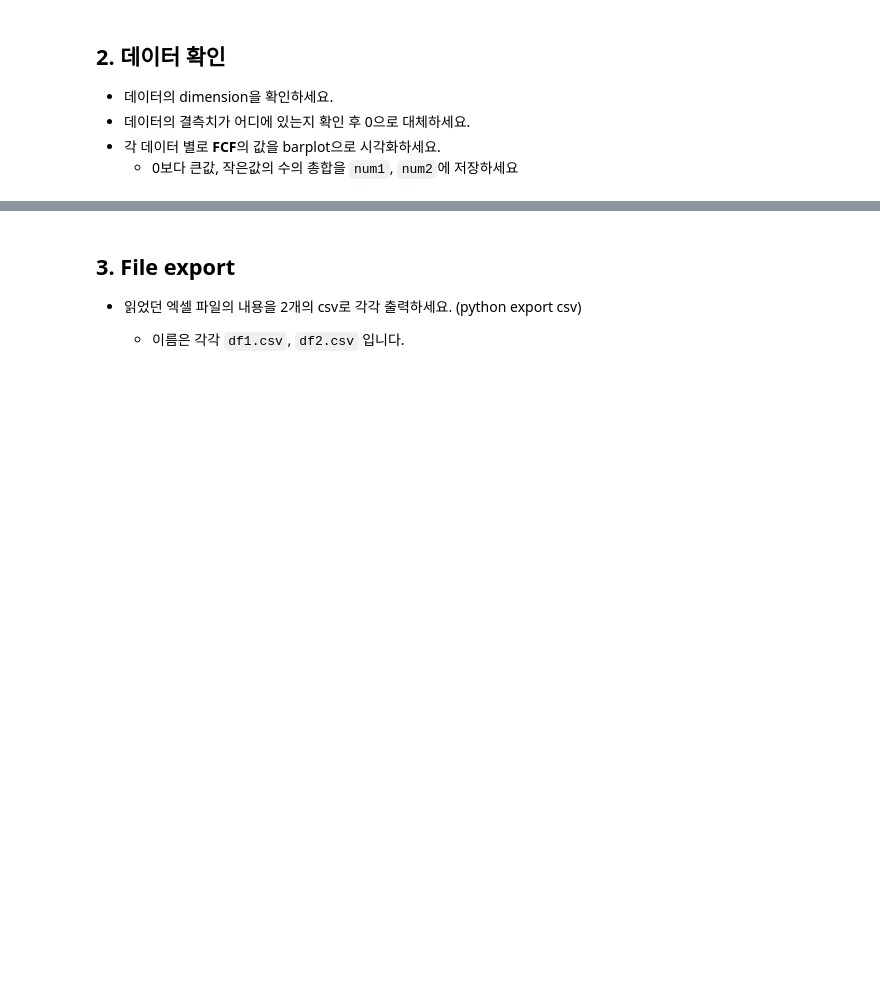
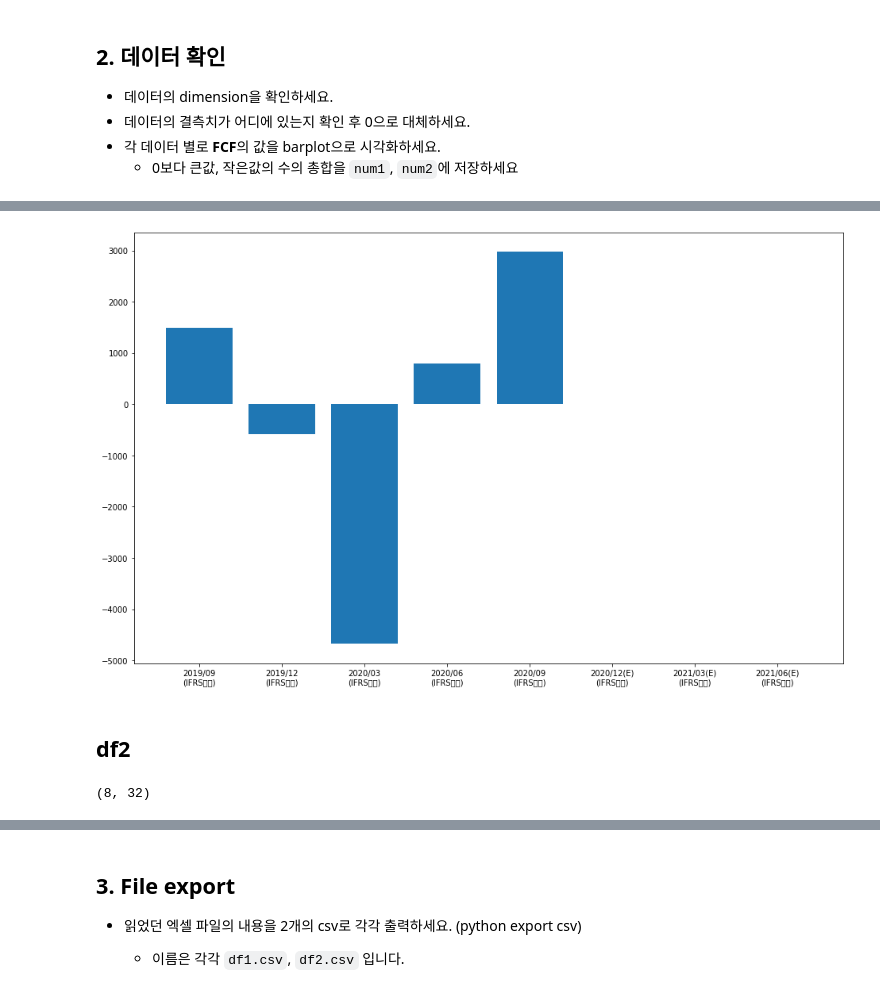
Before and after one commit to ttogle918/ds-zip, a Jupyter notebook: n111-eda/n111a_eda.ipynb, the cells around one changed output, grey strips where cells are left out. Saved outputs shown, nothing was run; the diff lists cells and outputs as text; code cells hidden in the pictures; blank space fills up the shorter version.

```diff
--- a/n111-eda/n111a_eda.ipynb
+++ b/n111-eda/n111a_eda.ipynb
@@ -20,3 +20,5 @@
 <https://stackoverflow.com/questions/31328861/python-pandas-replacing-header-with-top-row>
 
 - 파일은 2개의 시트로 구성되어 있으며 각각 이름은 `008770`, `035250` 입니다.
+# %%
+travel_url = 'https://ds-lecture-data.s3.ap-northeast-2.amazonaws.com/stocks/Travel.xlsx'
@@ -22,0 +27,19 @@
+# %%
+import pandas as pd
+df1 = pd.read_excel(travel_url, sheet_name=0)
+df1 = df1.transpose()
+# df1 = df1.iloc[:, 0:2]
+
+column_headers = ['분기','매출액','영업이익','영업이익(발표기준)','세전계속사업이익',
+                  '당기순이익','당기순이익(지배)','당기순이익(비지배)','자산총계','부채총계',
+                  '자본총계','자본총계(지배)','자본총계(비지배)','자본금','영업활동현금흐름',
+                  '투자활동현금흐름','재무활동현금흐름','영업이익률','순이익률','ROE(%)',
+                  'ROA(%)','부채비율','자본유보율','EPS(원)','PER(배)', '현금DPS(원)',
+                  '현금배당수익률', '현금배당성향(%)']
+
+
+new_header = df1.iloc[0]
+df1 = df1[1:]
+df1.columns = new_header
+
+df1
@@ -32,0 +92,3 @@ num2 = '~'
+# %%
+df1 = df1.fillna(0)
+df1
@@ -32,0 +105,16 @@ num2 = '~'
+# %%
+import numpy as np
+import matplotlib.pyplot as plt
+
+#plt.boxplot(df1.loc[:, ['FCF']])
+plt.figure(figsize=(16,10))
+plt.bar(df1.index, df1['FCF'])
+plt.show();
+# %% [output]
+[figure, added]
+# %% [markdown]
+## df2
+# %%
+df2.shape
+# %% [output]
+(8, 32)
```
Also changed, not shown: parts of 22 cells of this notebook.
